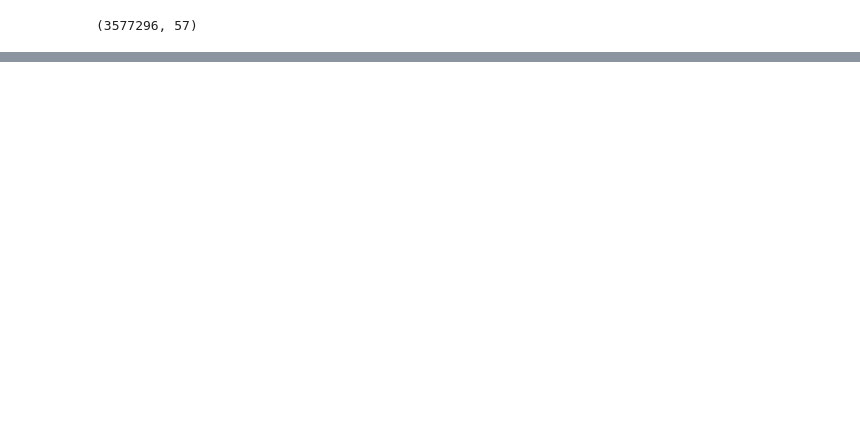
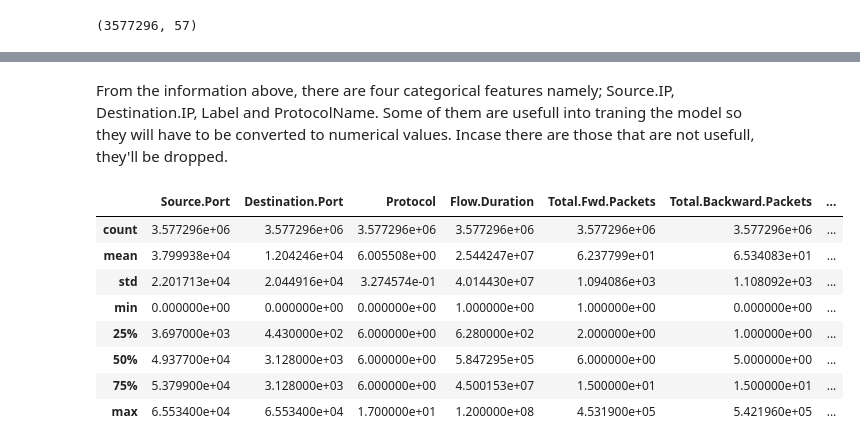
Before and after one commit to AiJared/IP-Network-Traffic-Flows, a Jupyter notebook: IP Network Traffic Flows.ipynb, the cells around one changed output, grey strips where cells are left out. Drawn from its saved outputs; the diff is of its cells as text; code cells hidden in the pictures; blank space fills up the shorter version.

Commit message:
Four categorical feaures and no null values

```diff
--- a/IP Network Traffic Flows.ipynb
+++ b/IP Network Traffic Flows.ipynb
@@ -144,0 +165,15 @@ df_subset.shape
+# %% [markdown]
+From the information above, there are four categorical features namely; Source.IP, Destination.IP, Label and ProtocolName.
+Some of them are usefull into traning the model so they will have to be converted to numerical values. Incase there are those that are not usefull, they'll be dropped.
+# %%
+df_subset.describe()
+# %% [output]
+|  | Source.Port | Destination.Port | Protocol | Flow.Duration | Total.Fwd.Packets | Total.Backward.Packets | ... |
+| count | 3.577296e+06 | 3.577296e+06 | 3.577296e+06 | 3.577296e+06 | 3.577296e+06 | 3.577296e+06 | ... |
+| mean | 3.799938e+04 | 1.204246e+04 | 6.005508e+00 | 2.544247e+07 | 6.237799e+01 | 6.534083e+01 | ... |
+| std | 2.201713e+04 | 2.044916e+04 | 3.274574e-01 | 4.014430e+07 | 1.094086e+03 | 1.108092e+03 | ... |
+| min | 0.000000e+00 | 0.000000e+00 | 0.000000e+00 | 1.000000e+00 | 1.000000e+00 | 0.000000e+00 | ... |
+| 25% | 3.697000e+03 | 4.430000e+02 | 6.000000e+00 | 6.280000e+02 | 2.000000e+00 | 1.000000e+00 | ... |
+| 50% | 4.937700e+04 | 3.128000e+03 | 6.000000e+00 | 5.847295e+05 | 6.000000e+00 | 5.000000e+00 | ... |
+| 75% | 5.379900e+04 | 3.128000e+03 | 6.000000e+00 | 4.500153e+07 | 1.500000e+01 | 1.500000e+01 | ... |
+| max | 6.553400e+04 | 6.553400e+04 | 1.700000e+01 | 1.200000e+08 | 4.531900e+05 | 5.421960e+05 | ... |
```
Also changed, not shown: parts of 4 cells of this notebook.
